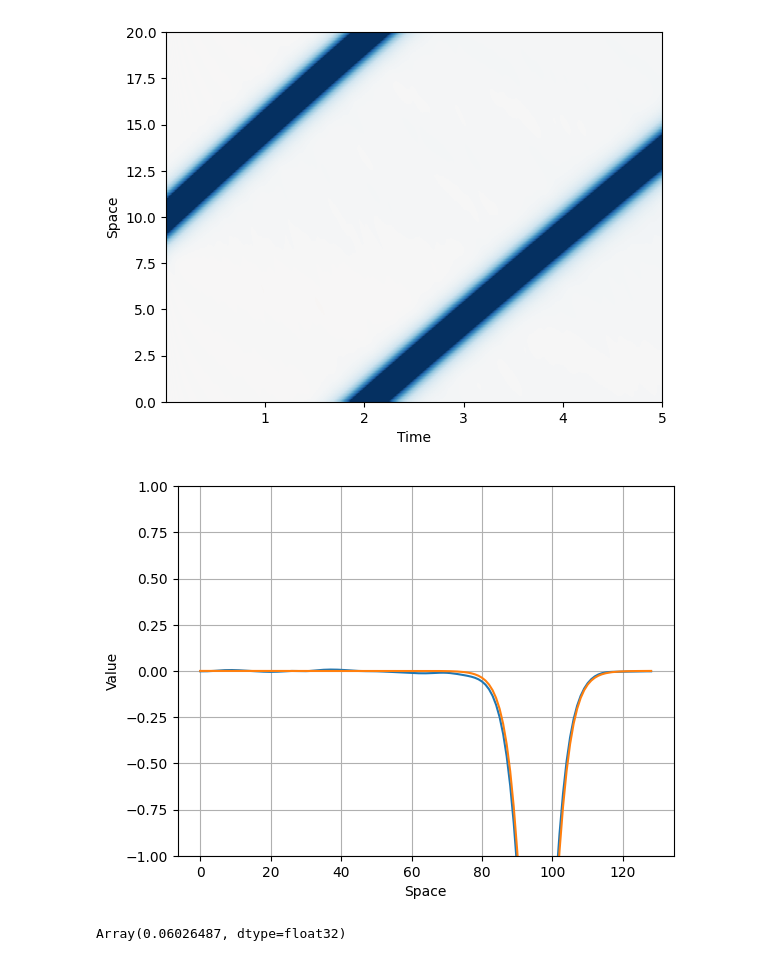
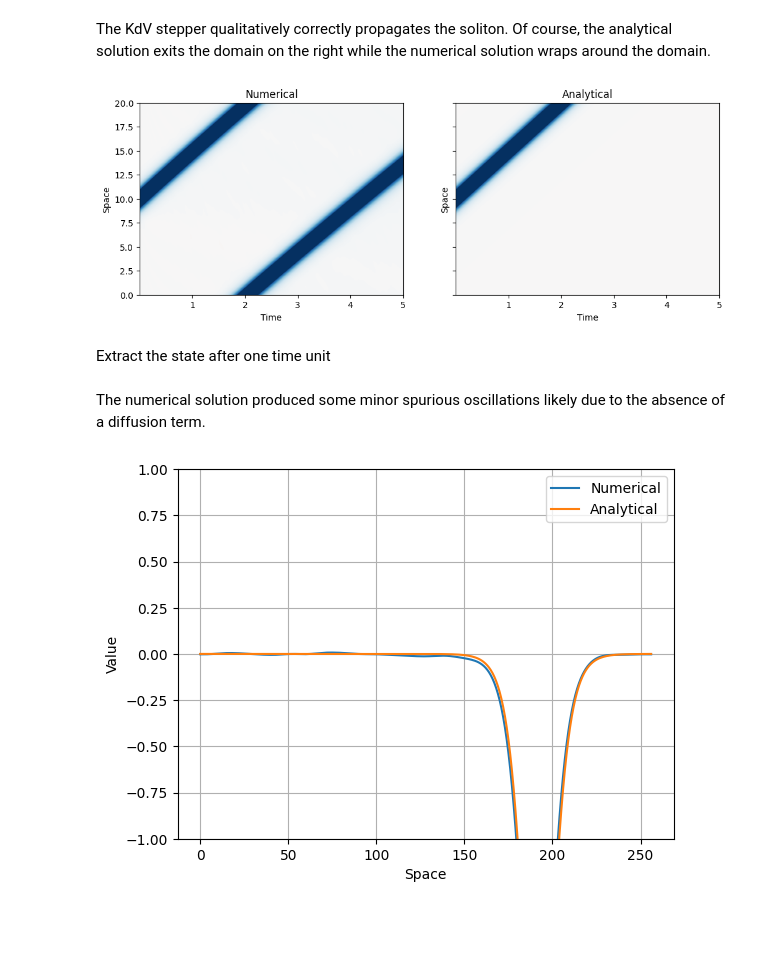
Before and after one commit to Ceyron/exponax, a Jupyter notebook: validation/validate_kdv_against_analytical_soliton.ipynb, the cells around one changed output. Cells and saved outputs as stored; diff of their text form; code cells hidden in the pictures; blank space fills up the shorter version.

Commit message:
Finished KdV soliton comparison

```diff
--- a/validation/validate_kdv_against_analytical_soliton.ipynb
+++ b/validation/validate_kdv_against_analytical_soliton.ipynb
@@ -15,5 +30,9 @@ sech = lambda x: 1 / jnp.cosh(x)
 c = 5.0
 a = 10.0
 analytical = lambda t, x: -1 / 2 * c * (sech(jnp.sqrt(c) / 2 * (x - c * t - a))) ** 2
+# %%
+L = 20.0
+N = 256
+DT = 0.001
 # %%
-grid = ex.make_grid(1, 20.0, 128)
+grid = ex.make_grid(1, L, N)
@@ -26,9 +52,11 @@ ex.viz.plot_state_1d(u_0)
 # %%
+# Using the settings as described above. We have to deactivate the diffusivity
+# and hyper-diffusivity
 kdv_stepper = ex.stepper.KortewegDeVries(
     1,
-    20.0,
-    128,
-    0.001,
+    L,
+    N,
+    DT,
     convection_scale=-6,
     diffusivity=0.0,
     dispersivity=1.0,
@@ -36,11 +64,27 @@ kdv_stepper = ex.stepper.KortewegDeVries(
 )
 # %%
 trj_stepper = ex.rollout(kdv_stepper, 5000, include_init=True)(u_0)
+# %%
+trj_analytical = jax.vmap(
+    analytical,
+    in_axes=(0, None),
+)(jnp.arange(5000 + 1) * DT, grid)
+# %% [markdown]
+The KdV stepper qualitatively correctly propagates the soliton. Of course, the
+analytical solution exits the domain on the right while the numerical solution
+wraps around the domain.
 # %%
-ex.viz.plot_spatio_temporal(
-    trj_stepper, domain_extent=kdv_stepper.domain_extent, dt=kdv_stepper.dt
+ex.viz.plot_spatio_temporal_facet(
+    jnp.concatenate([trj_stepper, trj_analytical], axis=1),
+    domain_extent=kdv_stepper.domain_extent,
+    dt=kdv_stepper.dt,
+    figsize=(12, 4),
+    grid=(1, 2),
+    titles=["Numerical", "Analytical"],
 )
 # %% [output]
-[figure, old version]
+[figure, new version]
+# %% [markdown]
+Extract the state after one time unit
 # %%
 stepper_state_after_one = trj_stepper[1000]
@@ -48,6 +92,10 @@ analytical_state_after_one = analytical(1000 * kdv_stepper.dt, grid)
+# %% [markdown]
+The numerical solution produced some minor spurious oscillations likely due to
+the absence of a diffusion term.
 # %%
 ex.viz.plot_state_1d(
-    jnp.concatenate([stepper_state_after_one, analytical_state_after_one])
+    jnp.concatenate([stepper_state_after_one, analytical_state_after_one]),
+    labels=["Numerical", "Analytical"],
 )
 # %% [output]
-[figure, old version]
+[figure, new version]
@@ -59,4 +101,0 @@ def rel_error(pred, ref):
-# %%
-rel_error(stepper_state_after_one, analytical_state_after_one)
-# %% [output]
-Array(0.06026487, dtype=float32)
```
Also changed, not shown: parts of 10 cells of this notebook.
